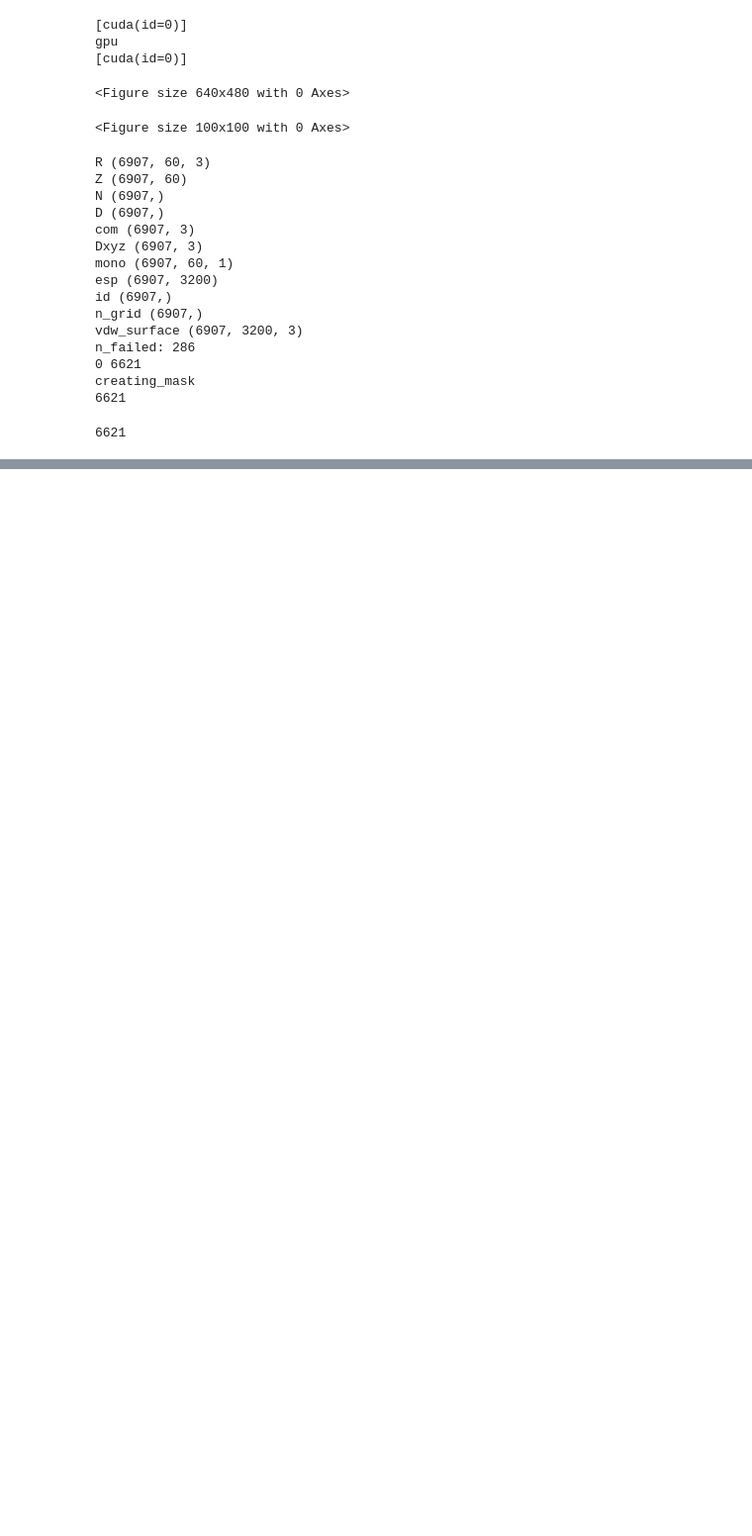
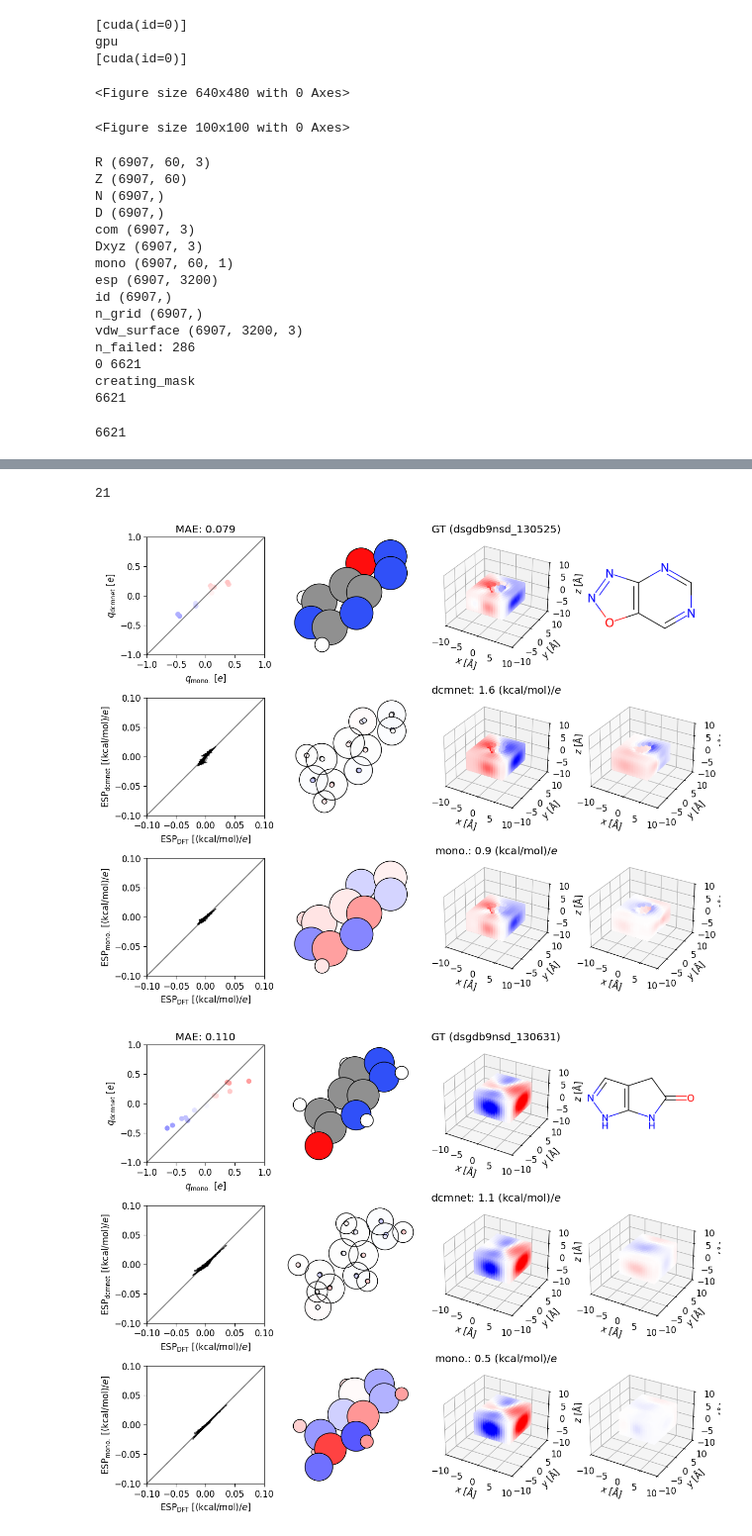
Before and after one commit to EricBoittier/dcmnet, a Jupyter notebook: notebooks/dipo_model_training_tests.ipynb, the cells around one changed output, grey strips where cells are left out. Shown at 99% size. Saved outputs shown, nothing was run; the diff lists cells and outputs as text; code cells hidden in the pictures; blank space fills up the shorter version.

```diff
--- a/notebooks/dipo_model_training_tests.ipynb
+++ b/notebooks/dipo_model_training_tests.ipynb
@@ -188,0 +230,45 @@ plt.show()
+# %%
+
+bad = list(df_[df_["dif"] > .1].sort_values("dif", ascending=False)["i"])
+len(bad)
+# %% [output]
+21
+# %%
+esp_errors = []
+dipole_errors = []
+indexes = []
+for i in tqdm(bad[:2]):
+    batch = valid_batches[i]
+    mono_test = batch["mono"]
+    positions_test = batch["R"]
+    D_test = batch["D"][0]
+    com_test = batch["com"][0]
+
+    mono, dipo = apply_model(model, params, batch, 1)
+    error, esp, keys, _ = evaluate_dc(batch, dipo, mono,
+                                      1, model.n_dcm,
+                                           plot=True,
+                                           id=True,
+                                  )
+
+    pred_D = atom_centered_dipole(positions_test, com_test, mono_test)
+    derr = [abs(pred_D - D_test)]
+    pred_D = atom_centered_dipole(dipo, com_test, mono.reshape(model.n_dcm*60, 1))
+    derr.append( abs(pred_D - D_test))
+    dipole_errors.append(derr)
+    esp_errors.append(error)
+    indexes.append(i)
+
+m, l0 = np.array(esp_errors).T
+plt.hist(l0.flatten(), alpha=0.4)
+plt.hist(m.flatten(), alpha=0.4)
+plt.title(f"m: {np.mean(m):.3f}, l0: {np.mean(l0):.3f}")
+plt.show()
+dl0, dm = np.array(dipole_errors).T
+plt.hist(dl0.flatten(), alpha=0.4)
+plt.hist(dm.flatten(), alpha=0.4)
+plt.title(f"m: {np.mean(dm):.3f}, l0: {np.mean(dl0):.3f}")
+plt.show()
+# %% [output]
+[figure, added]
+[figure, added]
```
Also changed, not shown: parts of 6 cells of this notebook, 33 other files.
